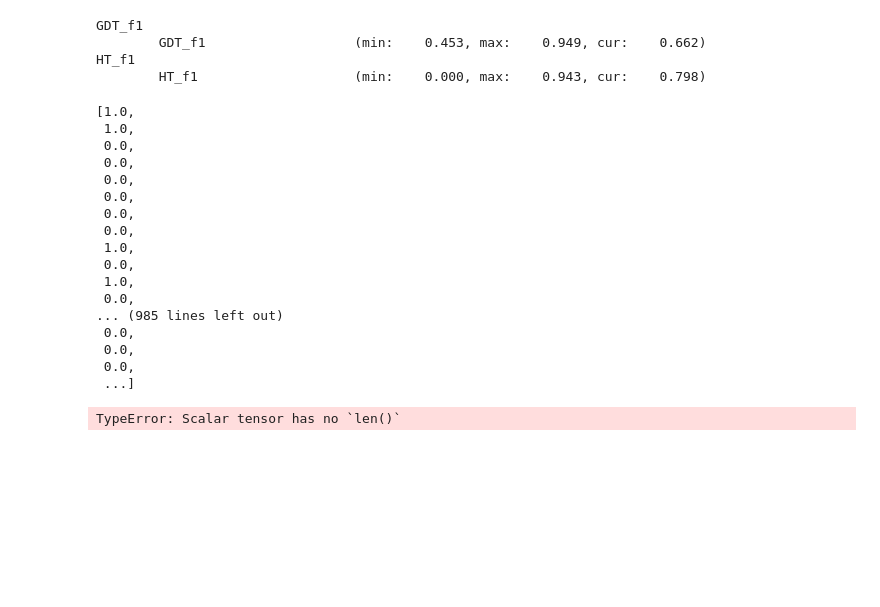
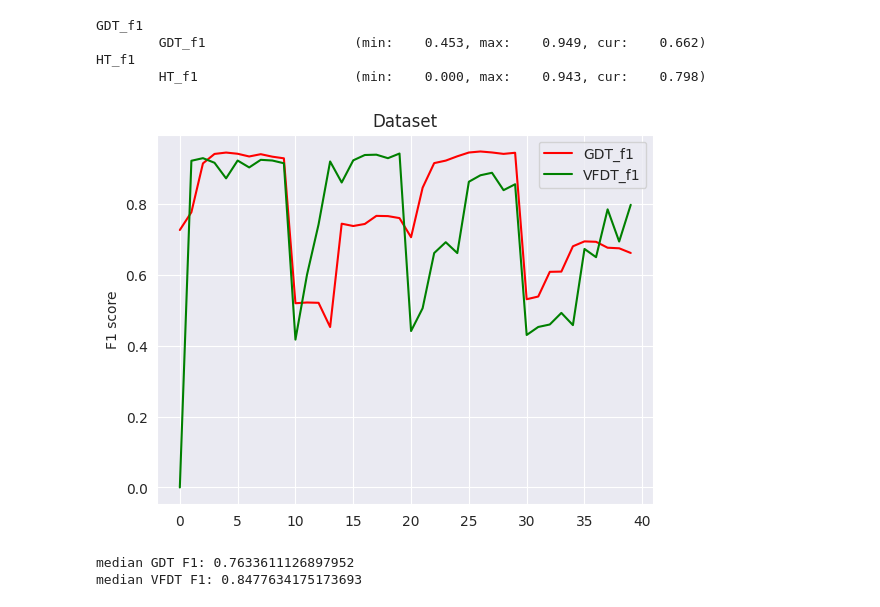
Before and after one commit to Leon209/Thesis, a Jupyter notebook: notebooks/agr_a_Evaluation.ipynb, the cells around one changed output. Cells and saved outputs as stored; diff of their text form; code cells hidden in the pictures; blank space fills up the shorter version.

```diff
--- a/notebooks/agr_a_Evaluation.ipynb
+++ b/notebooks/agr_a_Evaluation.ipynb
@@ -25,7 +25,7 @@ config = {
 
         'optimizer': 'adam',
 
-        'batch_size': 512,
+        'batch_size': 120,
         'epochs': 1,
 
         'restarts': 10,
@@ -337,27 +318,26 @@ GDT_f1
         GDT_f1                   (min:    0.453, max:    0.949, cur:    0.662)
 HT_f1
         HT_f1                    (min:    0.000, max:    0.943, cur:    0.798)
-# %%
-benchmark_dict_HT['y_test']
-# %% [output]
-[1.0,
- 1.0,
- 0.0,
- 0.0,
- 0.0,
- 0.0,
- 0.0,
- 0.0,
- 1.0,
- 0.0,
- 1.0,
- 0.0,
-... (985 lines left out)
- 0.0,
- 0.0,
- 0.0,
- ...]
 # %%
-benchmark_dict_GDT['y_pred']
+#Plot results
+X = np.arange(0, 40, 1)
+
+# Assign variables to the y axis part of the curve
+
+# Plotting both the curves simultaneously
+plt.plot(X, scores_GDT_f1, color='r', label='GDT_f1')
+plt.plot(X, scores_VFDT_f1, color='g', label='VFDT_f1')
+
+# Naming the x-axis, y-axis and the whole graph
+plt.xlabel("")
+plt.ylabel("F1 score")
+plt.title("Dataset")
+plt.legend()
+plt.show()
+
+print("median GDT F1: " + str(np.median(scores_GDT_f1)))
+print("median VFDT F1: " + str(np.median(scores_VFDT_f1)))
 # %% [output]
+[figure, added]
-TypeError: Scalar tensor has no `len()`
+median GDT F1: 0.7633611126897952
+median VFDT F1: 0.8477634175173693
```
Also changed, not shown: parts of 1 cell of this notebook.
